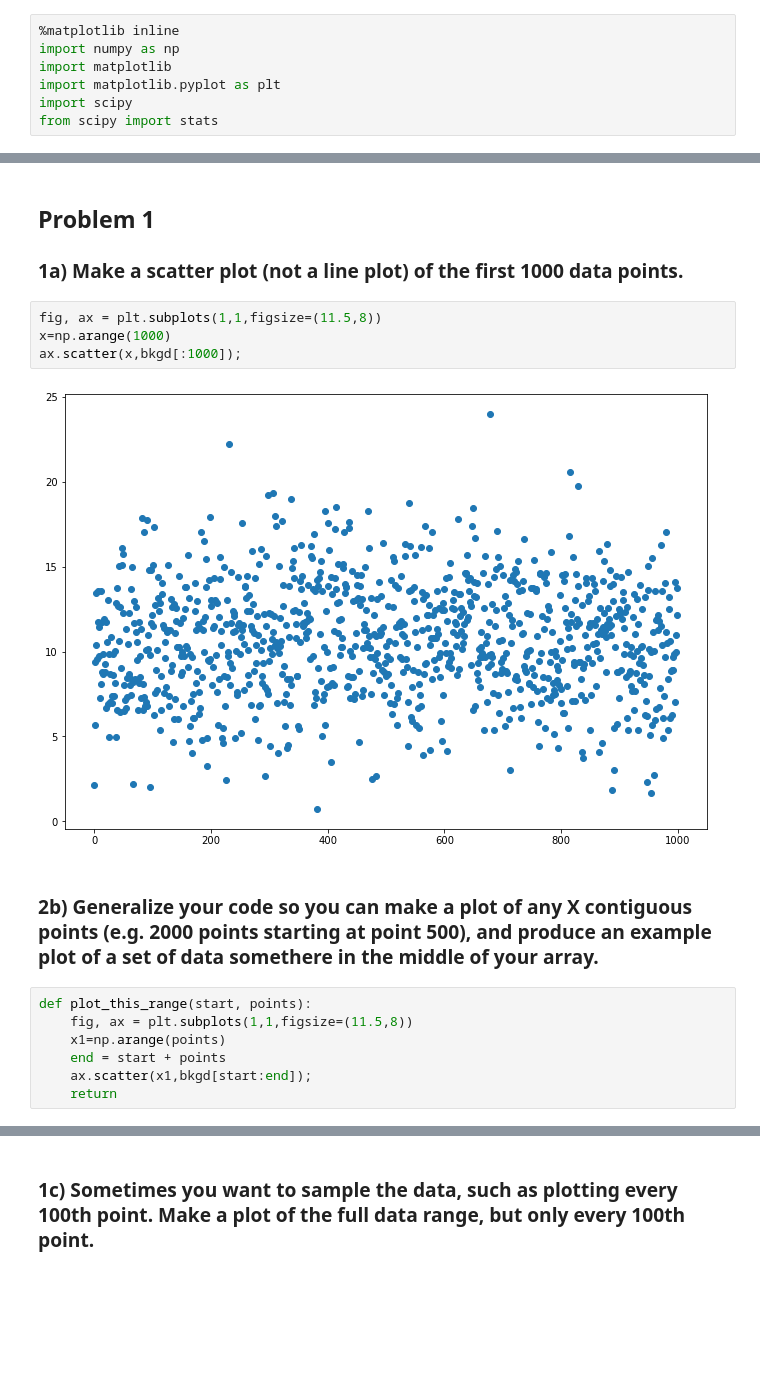
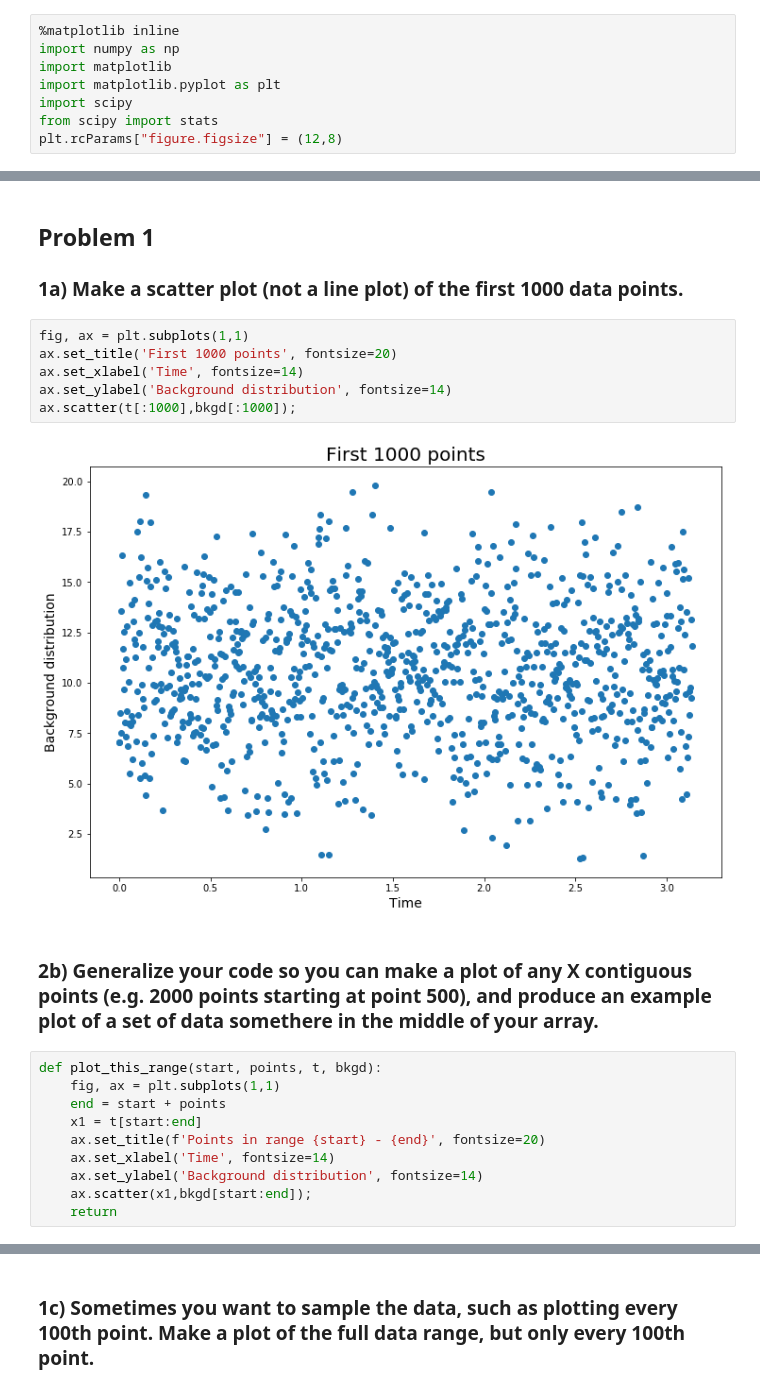
Before and after one commit to maria8ch/Phys434_BigData, a Jupyter notebook: Chernyavskaya_HW4.ipynb, the cells around one changed output, grey strips where cells are left out. Cells and saved outputs as stored; diff of their text form; blank space fills up the shorter version.

```diff
--- a/Chernyavskaya_HW4.ipynb
+++ b/Chernyavskaya_HW4.ipynb
@@ -7,3 +7,4 @@ import matplotlib
 import matplotlib.pyplot as plt
 import scipy
 from scipy import stats
+plt.rcParams["figure.figsize"] = (12,8)
@@ -48,18 +17,23 @@ The idea here is to plot small portions of the data. In python this is often cal
 # %% [markdown]
 ## Problem 1
 ### 1a) Make a scatter plot (not a line plot) of the first 1000 data points.
-# %%
-fig, ax = plt.subplots(1,1,figsize=(11.5,8))
-x=np.arange(1000)
-ax.scatter(x,bkgd[:1000]);
-# %% [output]
-[figure, removed]
+# %%
+fig, ax = plt.subplots(1,1)
+ax.set_title('First 1000 points', fontsize=20)
+ax.set_xlabel('Time', fontsize=14)
+ax.set_ylabel('Background distribution', fontsize=14)
+ax.scatter(t[:1000],bkgd[:1000]);
+# %% [output]
+[figure, added]
 # %% [markdown]
 ### 2b) Generalize your code so you can make a plot of any X contiguous points (e.g. 2000 points starting at point 500), and produce an example plot of a set of data somethere in the middle of your array.
 # %%
-def plot_this_range(start, points):
-    fig, ax = plt.subplots(1,1,figsize=(11.5,8))
-    x1=np.arange(points)
+def plot_this_range(start, points, t, bkgd):
+    fig, ax = plt.subplots(1,1)
     end = start + points
+    x1 = t[start:end]
+    ax.set_title(f'Points in range {start} - {end}', fontsize=20)
+    ax.set_xlabel('Time', fontsize=14)
+    ax.set_ylabel('Background distribution', fontsize=14)
     ax.scatter(x1,bkgd[start:end]);
     return
```
Also changed, not shown: parts of 18 cells of this notebook, 1 other file.
